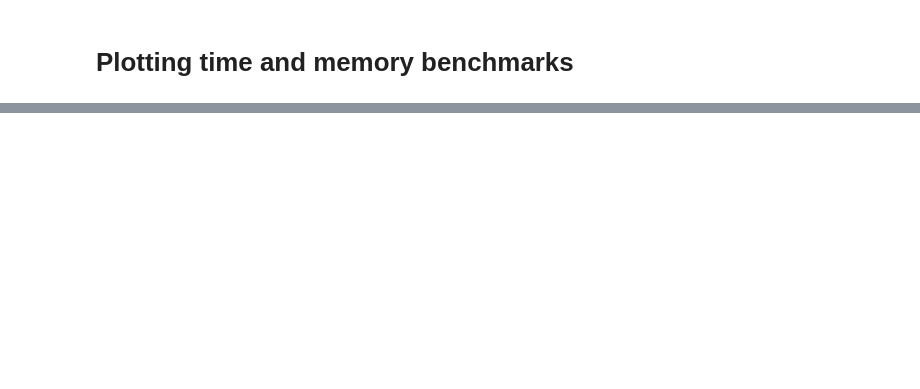
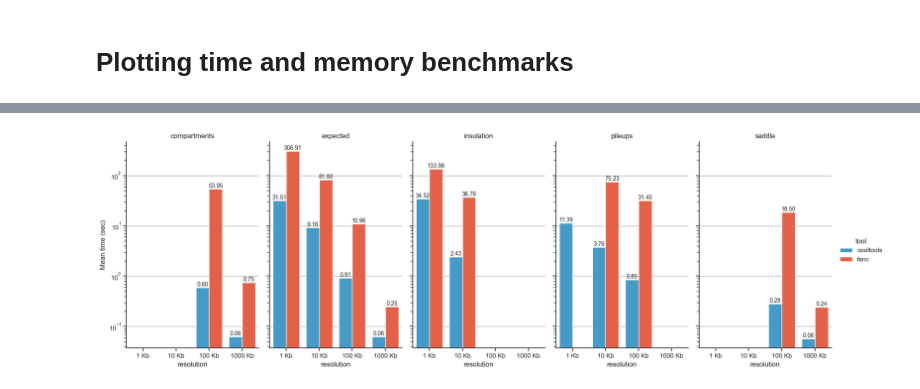
Before and after one commit to open2c/open2c_vignettes, a Jupyter notebook: cooltools_manuscript/Benchmark-and-FANC-comparison.ipynb, the cells around one changed output, grey strips where cells are left out. Cells and saved outputs as stored; diff of their text form; code cells hidden in the pictures; blank space fills up the shorter version.

```diff
--- a/cooltools_manuscript/Benchmark-and-FANC-comparison.ipynb
+++ b/cooltools_manuscript/Benchmark-and-FANC-comparison.ipynb
@@ -466,5 +470,7 @@ rt.add_regions(regions)
 # %% [markdown]
 ### Benchmark
+# %%
+flank_factor = 20 # The size of flank will be 20*resolution for consistency
 # %%
 for resolution, clr in [
                         (1000, clr1k),
@@ -472,6 +478,7 @@ for resolution, clr in [
                         (100000, clr100k),
                         ]:
     for ncores in [1]: #[1, 2, 4]:
+        flank = flank_factor * resolution
         t = %timeit -o -r 1 cvd = cooltools.pileup(clr=clr, features_df=sites, flank=flank, nproc=ncores)
         mem_usage = memory_usage(
                 (sleep_before_after(cooltools.pileup), [clr, sites],
@@ -493,6 +500,7 @@ for resolution, fanc_hic in [
                         (100000, fanc_hic100k),
                         ]:
 
+    flank = flank_factor * resolution
     t = %timeit -o -r 1 cvd = fanc.AggregateMatrix.from_center(fanc_hic, rt, window=flank, oe=False)
 
     mem_usage = memory_usage(
@@ -1530,0 +1414,31 @@ INFO:matplotlib.category:Using categorical units to plot a list of strings that
+# %%
+five_thirty_eight = [
+    "#30a2da",
+    "#fc4f30",
+    "#e5ae38",
+    "#6d904f",
+    "#8b8b8b",
+]
+sns.set_palette(five_thirty_eight)
+sns.set_style('ticks', {'axes.grid' : True, 'grid.color' : 'darkgray'})
+# %%
+g = sns.catplot(x="resolution", y="time_mean_s", hue="tool", col="test", data=df_timings, kind="bar", height=6, aspect=.6)
+
+g.set_titles("{col_name}")
+g.set_axis_labels("resolution", "Mean time (sec)")
+
+for ax in g.axes.flat:
+
+    for c in ax.containers:
+        labels = [f'{(v.get_height()):.2f}' for v in c]
+        ax.bar_label(c, labels=labels, label_type='edge', fontsize=10)
+
+    ticks = ax.get_xticklabels()
+
+plt.yscale('log')
+
+g.set_xticklabels([f"{int(x.get_text())//1000} Kb" for x in ticks])
+
+plt.savefig("./benchmark_cool-vs-fan_time_s.pdf")
+# %% [output]
+[figure, added]
```
Also changed, not shown: parts of 20 cells of this notebook, 1 other file.
